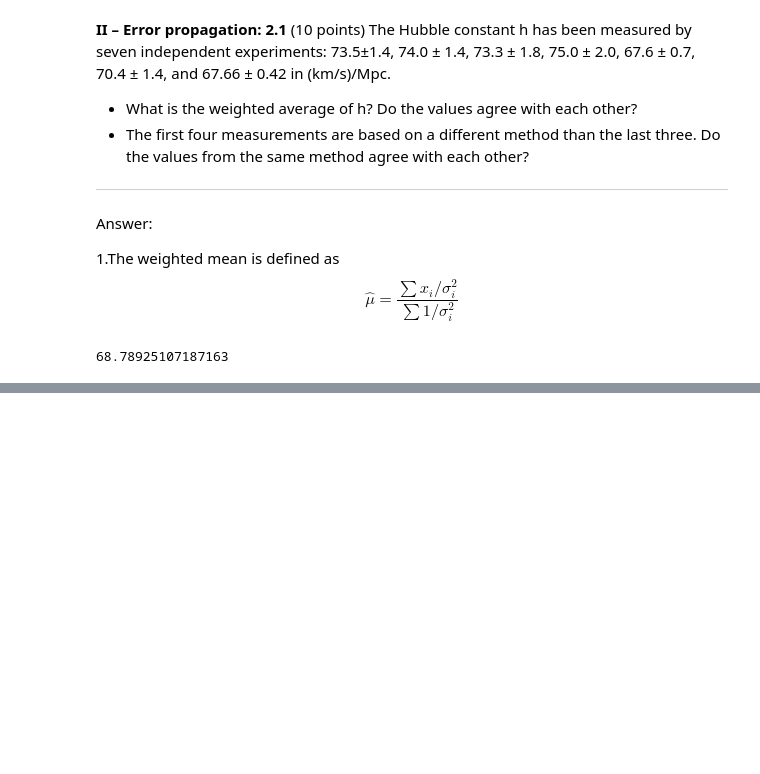
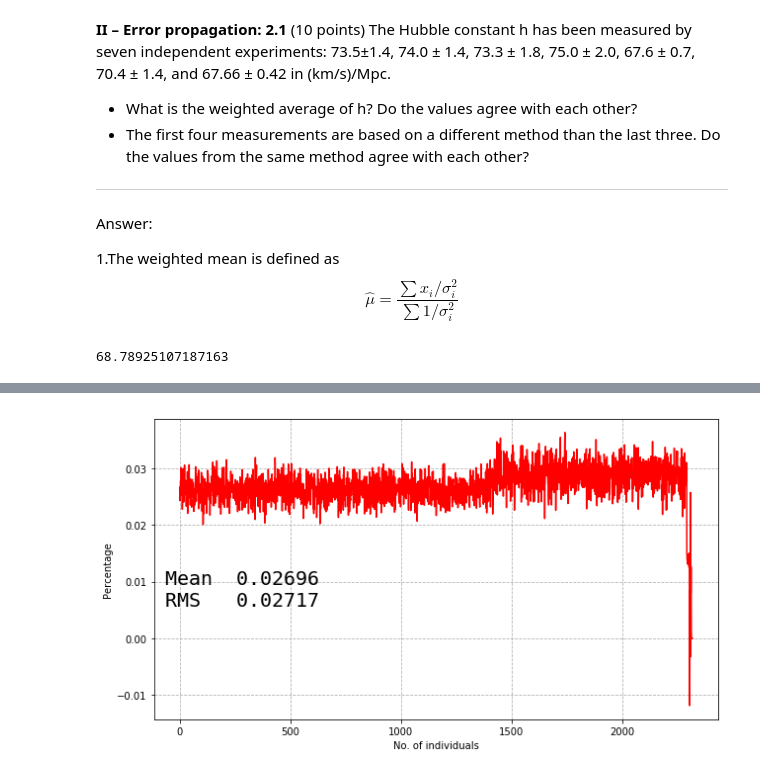
Before and after one commit to gaozmm/Playground_gaozm, a Jupyter notebook: Play_for_stats/Problem_set/ProblemSet2020_KianGao.ipynb, the cells around one changed output, grey strips where cells are left out. Cells and saved outputs as stored; diff of their text form; code cells hidden in the pictures; blank space fills up the shorter version.

```diff
--- a/Play_for_stats/Problem_set/ProblemSet2020_KianGao.ipynb
+++ b/Play_for_stats/Problem_set/ProblemSet2020_KianGao.ipynb
@@ -82,0 +185,17 @@ And the values don't agree with each other. The weighted mean is roughly 68.79,
+# %%
+dna_data = np.loadtxt('data_DNAfraction.txt')
+fig, ax = plt.subplots(figsize=(9,5))
+ax.plot(np.linspace(0, len(dna_data), len(dna_data)), dna_data, c='r')
+ax.set_xlabel('No. of individuals')
+ax.set_ylabel('Percentage')
+ax.grid(linestyle='--')
+dna_mean = np.average(dna_data)
+dna_rms = np.sqrt(np.average(dna_data ** 2))
+dna_std = np.std(dna_data)
+d = {'Mean':dna_mean,
+    'RMS':dna_rms}
+text = nice_string_output(d, extra_spacing=2, decimals=5)
+add_text_to_ax(0.02, 0.5, text, ax, fontsize=20)
+fig.tight_layout()
+# %% [output]
+[figure, added]
```
Also changed, not shown: parts of 40 cells of this notebook.
